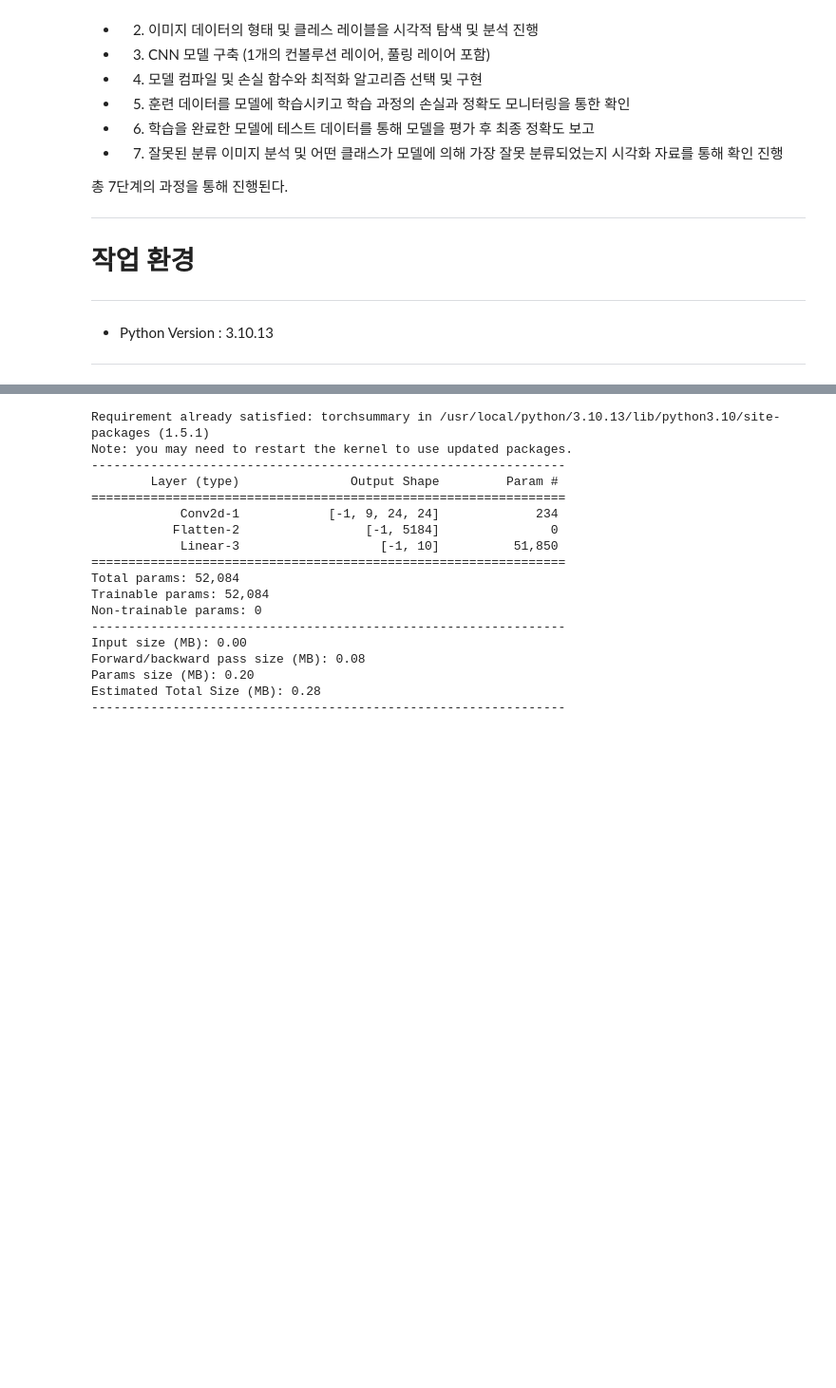
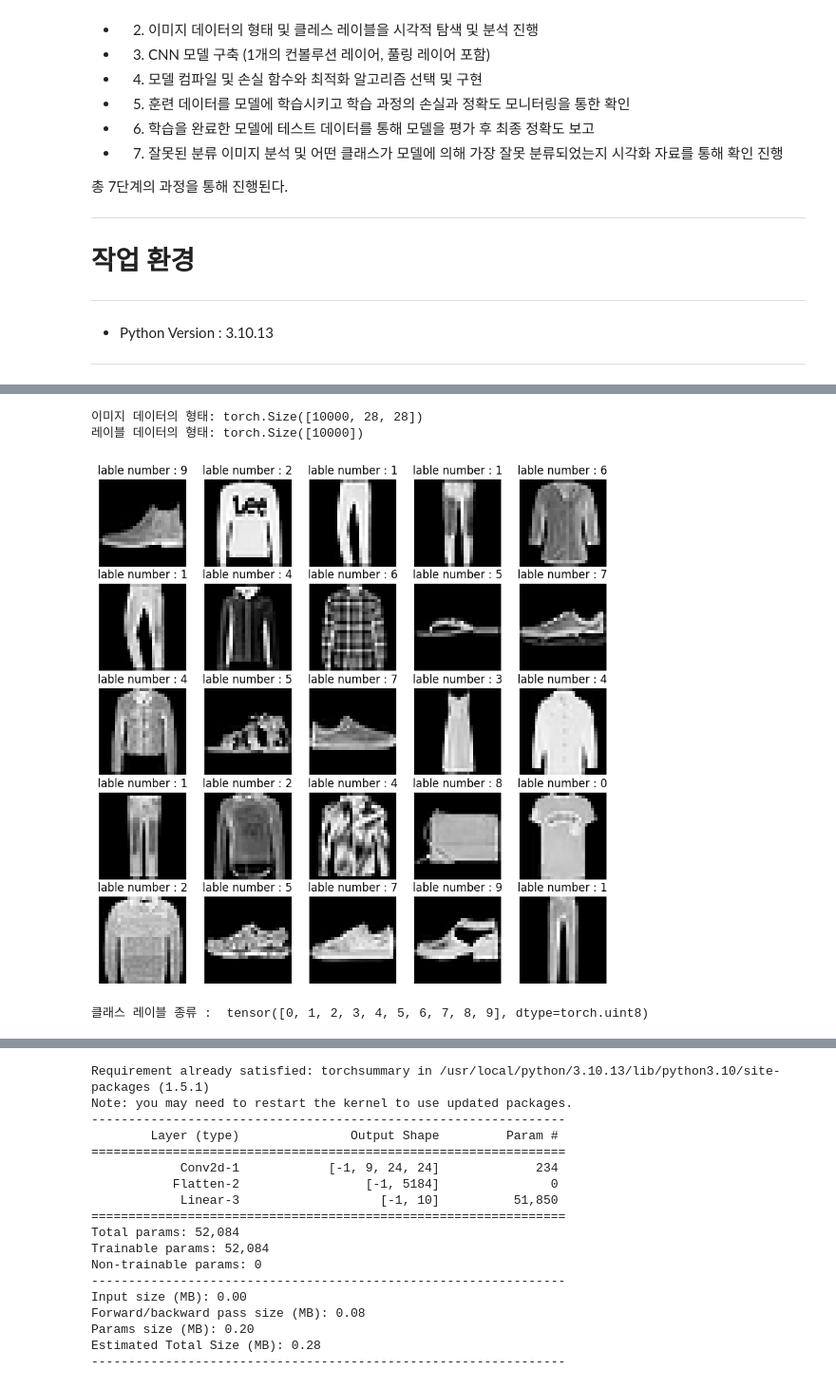
Before and after one commit to Konkuk-Univ-Glocal-Campus/introai202401-midterm-LeeEulHo, a Jupyter notebook: CNN_classification_202121859.ipynb, the cells around one changed output, grey strips where cells are left out. Shown at 95% size. Drawn from its saved outputs; the diff is of its cells as text; code cells hidden in the pictures; blank space fills up the shorter version.

```diff
--- a/CNN_classification_202121859.ipynb
+++ b/CNN_classification_202121859.ipynb
@@ -81,2 +70,46 @@ Note: you may need to restart the kernel to use updated packages.
+# %%
+#1. Fashion-MNIST 데이터셋 로드 및 훈련 데이터, 테스트 데이터로 분할
+
+# 이미지 데이터와 클레스 레이블 데이터를 읽어와 변수에 값을 저장
+# 바이트 데이터를 np.frombuffer를 통해 numpy 배열로 변경 진행
+# reshape를 통해 28 28 형태로 변경 진행 (이미지 픽셀 사이즈)
+# torch.from_numpy를 통해 Pytorch의 tensor로 변환하여 저장한다.
+with gzip.open("/workspaces/introai202401-midterm-LeeEulHo/t10k-images-idx3-ubyte.gz", 'rb') as f1:
+    image_content = f1.read()
+image_data = torch.from_numpy((np.frombuffer(image_content, dtype=np.uint8, offset=16)).reshape(-1, 28, 28))
+with gzip.open("/workspaces/introai202401-midterm-LeeEulHo/t10k-labels-idx1-ubyte.gz", 'rb') as f2:
+    label_content = f2.read()
+label_data = torch.from_numpy(np.frombuffer(label_content, dtype=np.uint8, offset=8))
+
+# 위에서 읽은 이미지 데이터와 클래스 데이터를 훈련데이터, 학습데이터로 분할 진행
+
+n=10000 #데이터의 크기를 n으로 미리 지정해두고 하단에서 나누는 비율을 지정할 경우에 사용함
+
+train_image, test_image = np.split(image_data, [n*8//10]) # 80%로 학습 데이터와 테스트 데이터를 나눔
+train_label, test_label = np.split(label_data, [n*8//10]) # 80%로 학습 데이터와 테스트 데이터를 나눔
+# %%
+#2. 이미지 데이터의 형태 및 클레스 레이블을 시각적 탐색 및 분석 진행
+
+# 읽은 데이터의 형태 출력
+print("이미지 데이터의 형태:", image_data.shape)
+print("레이블 데이터의 형태:", label_data.shape)
+
+# 25개 이미지를 출력
+plt.figure(figsize=(10, 10)) # 10x10크기로 지정
+for i in range(25): # 25개
+    plt.subplot(5, 5, i+1) # 겹치지 않게 5 5 배열로 생성
+    plt.imshow(images[i], cmap='gray') # 이미지 출력
+    plt.title(f"lable number : {labels[i].item()}") # 해당 레이블 번호 입력
+    plt.axis('off') # 세부적인 눈금은 없앰
+plt.show()
+
+# label의 값이 어떤 종류로 있는지 중복값을 unique()를 이용하여 소거 후 확인
+labels_list = torch.unique(label_data)
+print("클래스 레이블 종류 : ", unique_labels)
+# %% [output]
+이미지 데이터의 형태: torch.Size([10000, 28, 28])
+레이블 데이터의 형태: torch.Size([10000])
+[figure, added]
+클래스 레이블 종류 :  tensor([0, 1, 2, 3, 4, 5, 6, 7, 8, 9], dtype=torch.uint8)
 # %%
 #3. CNN 모델 구축 (1개의 컨볼루션 레이어, 풀링 레이어 포함)
```
Also changed, not shown: parts of 4 cells of this notebook, 2 other files.
